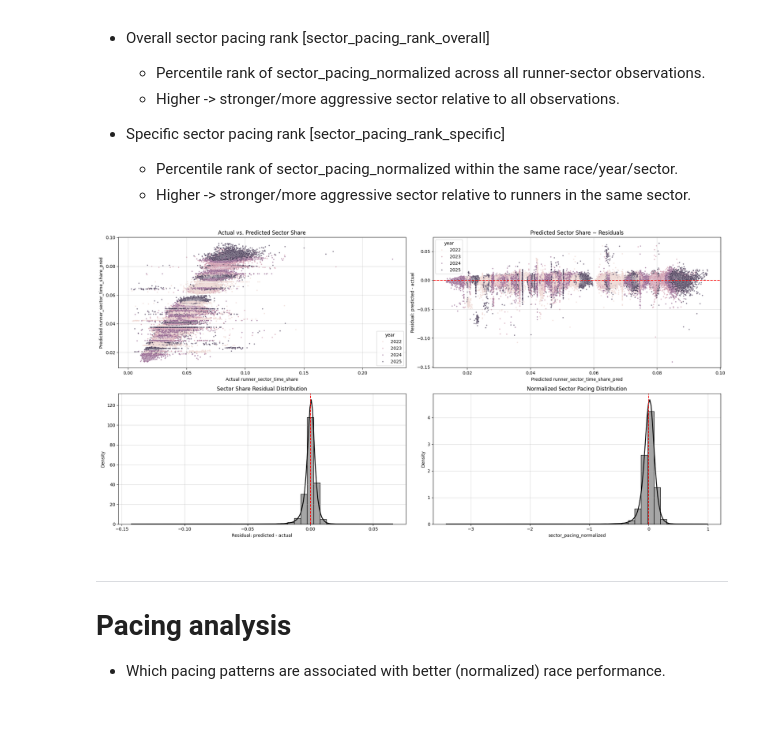
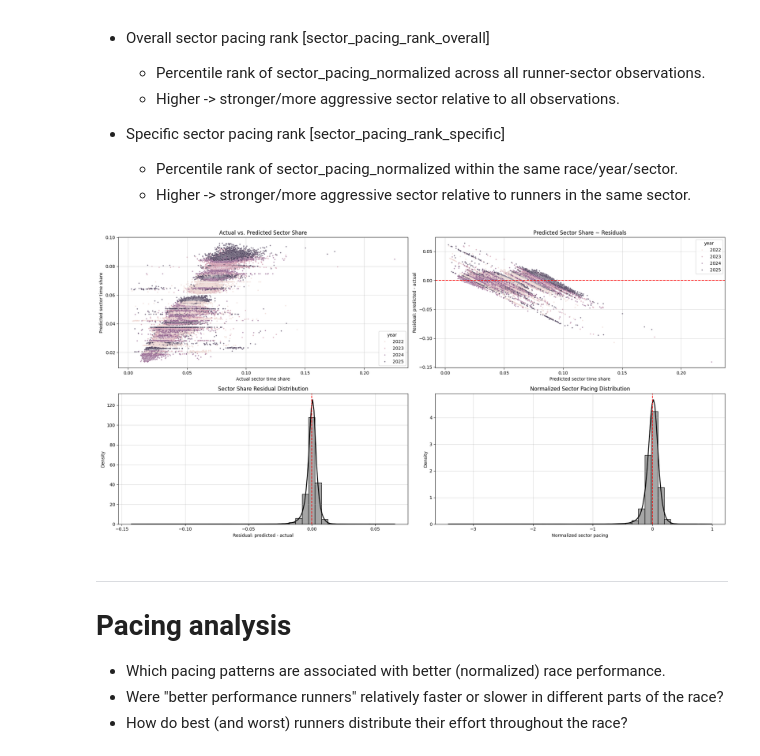
Before and after one commit to 1312Bravo/Path-To-UTMB, a Jupyter notebook: pacing_strategy/pacing_strategy_analysis.ipynb, the cells around one changed output. Saved outputs shown, nothing was run; the diff lists cells and outputs as text; code cells hidden in the pictures; blank space fills up the shorter version.

```diff
--- a/pacing_strategy/pacing_strategy_analysis.ipynb
+++ b/pacing_strategy/pacing_strategy_analysis.ipynb
@@ -1323,6 +1323,10 @@ df_sector_share_normalization = (
             ["sector_pacing_normalized"].rank(pct = True)
         )
     )
+    .rename(columns = {
+        "runner_sector_time_share": "sector_pacing_absolute",
+        "runner_sector_time_share_pred": "sector_pacing_absolute_pred",
+    })
 )
 # %%
 # Sector share normalization diagnostics
@@ -1330,17 +1334,17 @@ fig, ax = plt.subplots(2, 2, figsize = (20, 10))
 
 # Actual vs predicted
 sns.scatterplot(
-    data = df_sector_share_normalization, x = "runner_sector_time_share", y = "runner_sector_time_share_pred",
+    data = df_sector_share_normalization, x = "sector_pacing_absolute", y = "sector_pacing_absolute_pred",
     hue = "year", s = 8, alpha = 0.6,
     ax = ax[0,0],
 )
 ax[0,0].set_title("Actual vs. Predicted Sector Share")
 ax[0,0].set_xlabel("Actual sector time share")
-ax[0,0].set_ylabel("Predicted runner_sector_time_share_pred")
+ax[0,0].set_ylabel("Predicted sector time share")
 
 # Predicted vs residuals
 sns.scatterplot(
-    data = df_sector_share_normalization, x = "runner_sector_time_share_pred", y = "sector_pacing_residual",
+    data = df_sector_share_normalization, x = "sector_pacing_absolute", y = "sector_pacing_residual",
     hue = "year", s = 8, alpha = 0.6,  legend = True,
     ax = ax[0,1],
 )
@@ -1356,35 +1360,35 @@ sns.histplot(
     ax = ax[1,0],
 )
 sns.kdeplot(
     data = df_sector_share_normalization, x = "sector_pacing_residual", color = "black", linewidth = 2,
     ax = ax[1,0],
 )
 ax[1,0].axvline(0, color = "red", linestyle = "--")
 ax[1,0].set_title("Sector Share Residual Distribution")
 ax[1,0].set_xlabel("Residual: predicted - actual")
 
 # Relative normalized sector pacing distribution
 sns.histplot(
     data = df_sector_share_normalization, x = "sector_pacing_normalized",
     bins = 40, stat = "density", color = "grey", edgecolor = "black", alpha = 0.7,
     ax = ax[1,1],
 )
 sns.kdeplot(
     data = df_sector_share_normalization, x = "sector_pacing_normalized", color = "black", linewidth = 2,
     ax = ax[1,1],
 )
 ax[1,1].axvline(0, color = "red", linestyle = "--")
 ax[1,1].set_title("Normalized Sector Pacing Distribution")
-ax[1,1].set_xlabel("sector_pacing_normalized")
+ax[1,1].set_xlabel("Normalized sector pacing")
 
 for i in [0,1]:
     for j in [0,1]:
         ax[i,j].grid(alpha = 0.5)
 
 plt.tight_layout()
 plt.show()
 # %% [output]
-[figure, old version]
+[figure, new version]
 # %%
 # Merge back normalized sector pacing to Pacing analysis data
 pacing_analysis_df = (
@@ -1411,3 +1416,5 @@ pacing_analysis_df = (
 # Pacing analysis
 
 - Which pacing patterns are associated with better (normalized) race performance.
+- Were "better performance runners" relatively faster or slower in different parts of the race?
+- How do best (and worst) runners distribute their effort throughout the race?
```
Also changed, not shown: parts of 14 cells of this notebook.
